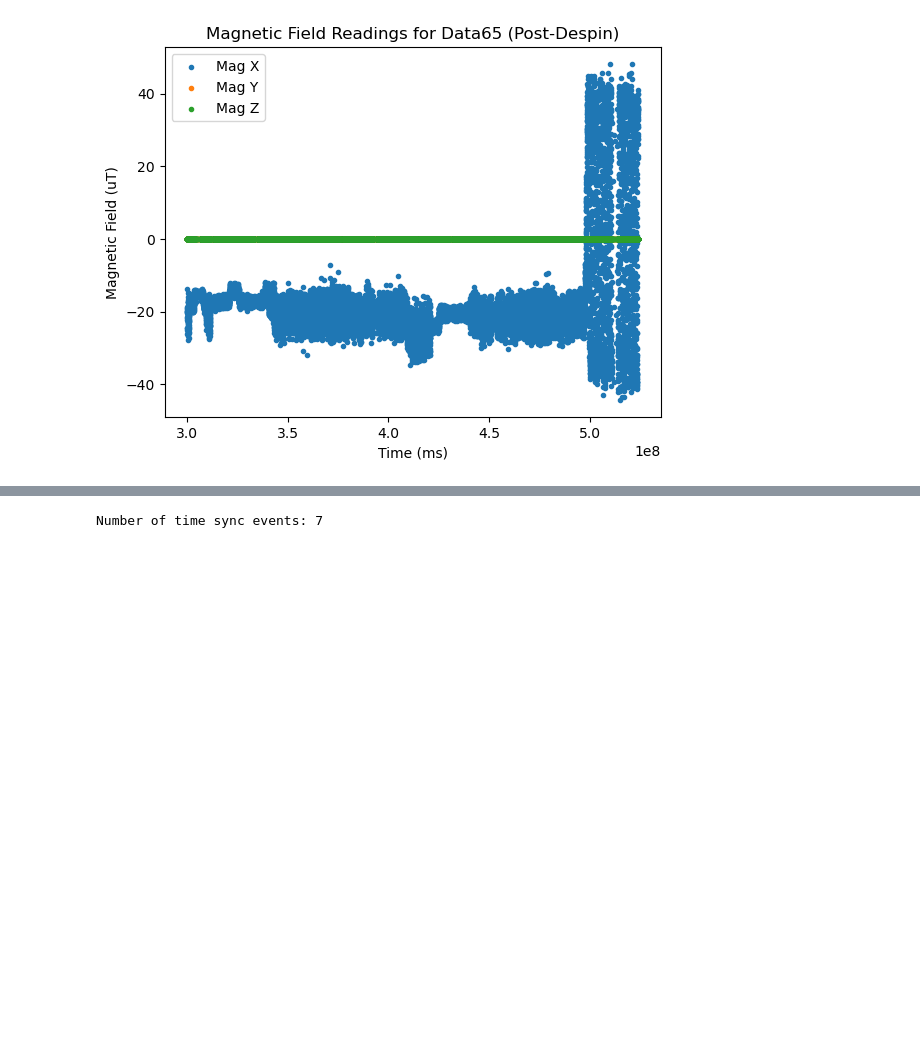
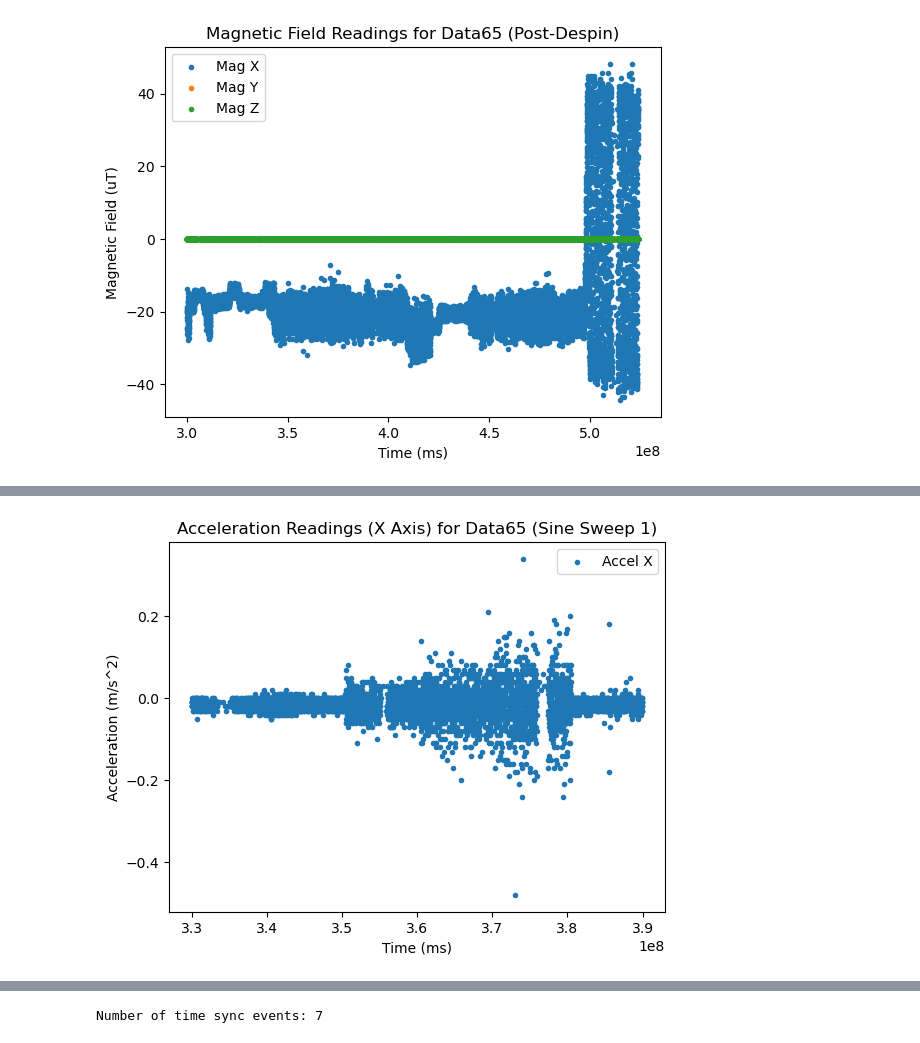
Before and after one commit to Snoozebot3000/RocksatXDataProcessing, a Jupyter notebook: src/plotData.ipynb, the cells around one changed output, grey strips where cells are left out. Drawn from its saved outputs; the diff is of its cells as text; code cells hidden in the pictures; blank space fills up the shorter version.

```diff
--- a/src/plotData.ipynb
+++ b/src/plotData.ipynb
@@ -408,0 +409,99 @@ axIMUGyroZReentry.legend()
+# %%
+#Coolbeans we have some data to work with now
+# Lets look at the accel data first
+# We will start by looking at the accel data in the x direction
+# We will use the data from the first sine sweep to start with
+# That will require us to look at the set of data from 3.3e8 to 3.9e8 ms
+# We will also need to find the index of the data that is closest to 3.3e8 ms
+indexSineSweep1Start = 0
+for i in range(0, len(imuData['Time'])):
+    if imuData['Time'][i] >= 3.3e8:
+        indexSineSweep1Start = i
+        break
+
+# we will also need to find the index of the data that is closest to 3.9e8 ms
+indexSineSweep1End = 0
+for i in range(indexSineSweep1Start, len(imuData['Time'])):
+    if imuData['Time'][i] >= 3.9e8:
+        indexSineSweep1End = i
+        break
+
+# Now we will create a new dataframe that is just the data from indexSineSweep1Start to indexSineSweep1End
+imuDataSineSweep1 = imuData[indexSineSweep1Start:indexSineSweep1End]
+
+# Since we are already breaking apart the data into sine sweeps lets go ahead and do that for all of the sine sweeps
+# We will start by finding the start and end indices for each sine sweep and then creating a new dataframe for each
+# sine sweep 2 starts at the same time as a the end of sine sweep 1 and ends 4.3e8 ms
+indexSineSweep2Start = indexSineSweep1End
+
+indexSineSweep2End = 0
+for i in range(indexSineSweep2Start, len(imuData['Time'])):
+    if imuData['Time'][i] >= 4.3e8:
+        indexSineSweep2End = i
+        break
+
+# Now we will create a new dataframe that is just the data from indexSineSweep2Start to indexSineSweep2End
+imuDataSineSweep2 = imuData[indexSineSweep2Start:indexSineSweep2End]
+
+# sine sweep 3 starts at the same time as a the end of sine sweep 2 and ends at 4.9e8 ms
+indexSineSweep3Start = indexSineSweep2End
+
+indexSineSweep3End = 0
+for i in range(indexSineSweep3Start, len(imuData['Time'])):
+    if imuData['Time'][i] >= 4.85e8:
+        indexSineSweep3End = i
+        break
+
+# Now we will create a new dataframe that is just the data from indexSineSweep3Start to indexSineSweep3End
+imuDataSineSweep3 = imuData[indexSineSweep3Start:indexSineSweep3End]
+
+# sine sweep 4 starts at the same time as a the end of sine sweep 3 and ends at 5.5e8 ms
+indexSineSweep4Start = indexSineSweep3End
+
+indexSineSweep4End = len(imuData['Time']) - 1 # we will just set this to the last index in the imuData dataframe incase the sweep doesn't go to 5.5e8 ms
+for i in range(indexSineSweep4Start, len(imuData['Time'])):
+    if imuData['Time'][i] >= 5.5e8:
+        indexSineSweep4End = i
+        break
+
+# Now we will create a new dataframe that is just the data from indexSineSweep4Start to indexSineSweep4End
+imuDataSineSweep4 = imuData[indexSineSweep4Start:indexSineSweep4End]
+
+#Nice now we have all of the sine sweeps broken out into their own dataframes
+# Lets start by looking at the accel data in the x direction for each sine sweep
+# We will start by looking at the accel data in the x direction for sine sweep 1
+figIMUAccelXSineSweep1, axIMUAccelXSineSweep1 = plt.subplots()   # Create a figure containing a single axes.
+plotIMUAccelXSineSweep1 = axIMUAccelXSineSweep1.scatter(imuDataSineSweep1['Time'], imuDataSineSweep1['AccelX'], label='Accel X', marker=".")
+#add axis titles
+axIMUAccelXSineSweep1.set_xlabel('Time (ms)')
+axIMUAccelXSineSweep1.set_ylabel('Acceleration (m/s^2)')
+axIMUAccelXSineSweep1.set_title('Acceleration Readings (X Axis) for ' + dataSet + ' (Sine Sweep 1)')
+axIMUAccelXSineSweep1.legend()
+
+# Lets start by looking at the accel data in the x direction for sine sweep 2
+figIMUAccelXSineSweep2, axIMUAccelXSineSweep2 = plt.subplots()   # Create a figure containing a single axes.
+plotIMUAccelXSineSweep2 = axIMUAccelXSineSweep2.scatter(imuDataSineSweep2['Time'], imuDataSineSweep2['AccelX'], label='Accel X', marker=".")
+#add axis titles
+axIMUAccelXSineSweep2.set_xlabel('Time (ms)')
+axIMUAccelXSineSweep2.set_ylabel('Acceleration (m/s^2)')
+axIMUAccelXSineSweep2.set_title('Acceleration Readings (X Axis) for ' + dataSet + ' (Sine Sweep 2)')
+axIMUAccelXSineSweep2.legend()
+
+# Lets start by looking at the accel data in the x direction for sine sweep 3
+figIMUAccelXSineSweep3, axIMUAccelXSineSweep3 = plt.subplots()   # Create a figure containing a single axes.
+plotIMUAccelXSineSweep3 = axIMUAccelXSineSweep3.scatter(imuDataSineSweep3['Time'], imuDataSineSweep3['AccelX'], label='Accel X', marker=".")
+#add axis titles
+axIMUAccelXSineSweep3.set_xlabel('Time (ms)')
+axIMUAccelXSineSweep3.set_ylabel('Acceleration (m/s^2)')
+axIMUAccelXSineSweep3.set_title('Acceleration Readings (X Axis) for ' + dataSet + ' (Sine Sweep 3)')
+axIMUAccelXSineSweep3.legend()
+
+# Lets start by looking at the accel data in the x direction for sine sweep 4
+figIMUAccelXSineSweep4, axIMUAccelXSineSweep4 = plt.subplots()   # Create a figure containing a single axes.
+plotIMUAccelXSineSweep4 = axIMUAccelXSineSweep4.scatter(imuDataSineSweep4['Time'], imuDataSineSweep4['AccelX'], label='Accel X', marker=".")
+#add axis titles
+axIMUAccelXSineSweep4.set_xlabel('Time (ms)')
+axIMUAccelXSineSweep4.set_ylabel('Acceleration (m/s^2)')
+axIMUAccelXSineSweep4.set_title('Acceleration Readings (X Axis) for ' + dataSet + ' (Sine Sweep 4)')
+axIMUAccelXSineSweep4.legend()
+# %% [output]
@@ -408,0 +509 @@ axIMUGyroZReentry.legend()
+[figure, added]
```
Also changed, not shown: parts of 2 cells of this notebook.
